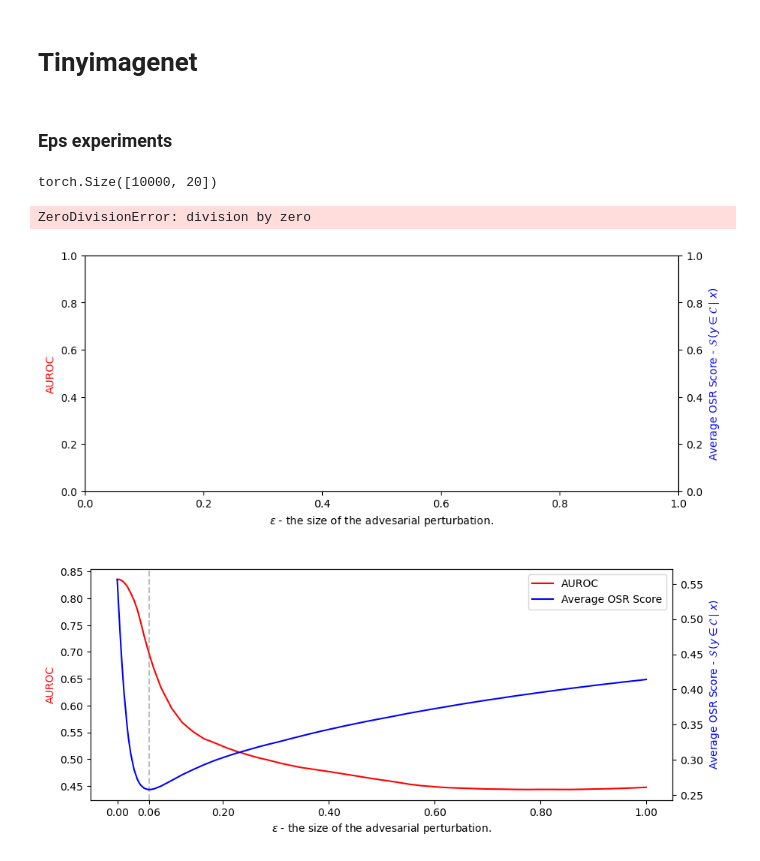
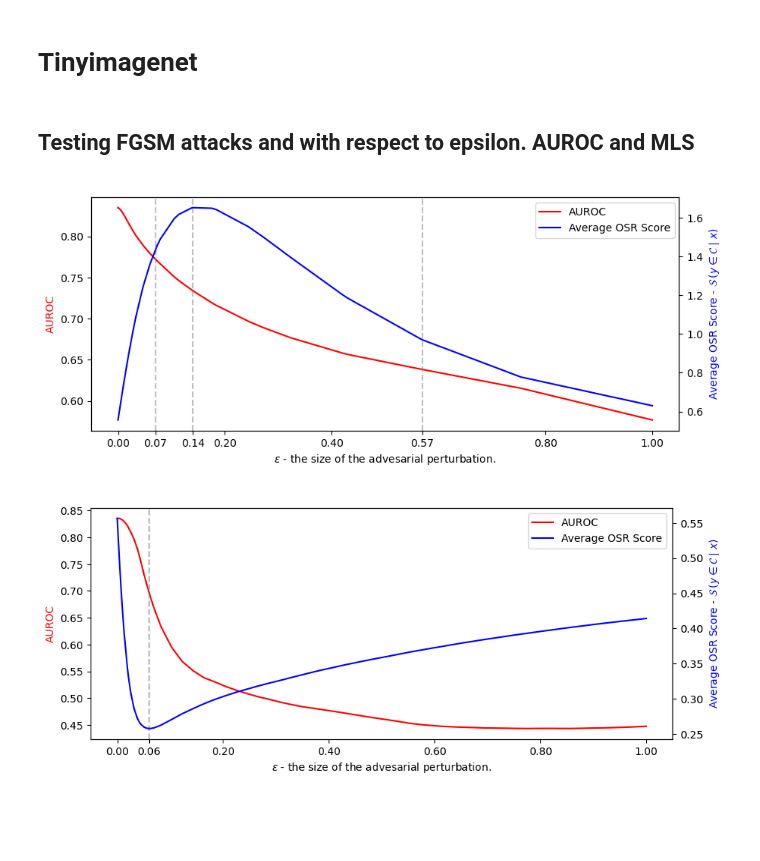
Before and after one commit to krellemand/bachelor_project, a Jupyter notebook: notebooks/visualizing_adv_attacks.ipynb, the cells around one changed output. Drawn from its saved outputs; the diff is of its cells as text; code cells hidden in the pictures; blank space fills up the shorter version.

Commit message:
plotting for logit change score rules (test!)

```diff
--- a/notebooks/visualizing_adv_attacks.ipynb
+++ b/notebooks/visualizing_adv_attacks.ipynb
@@ -54,16 +54,14 @@ device: mps
 tin_dataset = TinyImageNet(root_dir + 'datasets/tiny-imagenet-200/val/images/', transform=tin_test_transform)
 tin_goldfish = tin_dataset[9][0]
 tin_grad_norm_dir = root_dir + 'grad_norms/tinyimagenet/'
-# %% [markdown]
-### Eps experiments
+# %% [markdown]
+## Testing FGSM attacks and with respect to epsilon. AUROC and MLS
 # %%
 eps_exp_1 = EpsExperimentPlot(which_lines='both', add_zoom=False)
-eps_exp_1.load_and_add_to_eps_plot(root_dir + 'logits/tinyimagenet/fn/fgsm/inf_norm/', 0, True)
+eps_exp_1.load_and_add_mls_to_eps_plot(root_dir + 'logits/tinyimagenet/fn/fgsm/inf_norm/', 0, True)
 eps_exp_1.set_legend_and_highlight_eps([-15, -11, -3], legend_loc=(0.72, 0.8))
 eps_exp_1.show_and_save()
 # %% [output]
-torch.Size([10000, 20])
-ZeroDivisionError: division by zero
-[figure, old version]
+[figure, new version]
 # %%
 eps_exp_2 = EpsExperimentPlot(add_zoom=False)
```
Also changed, not shown: parts of 23 cells of this notebook, 3 other files.
